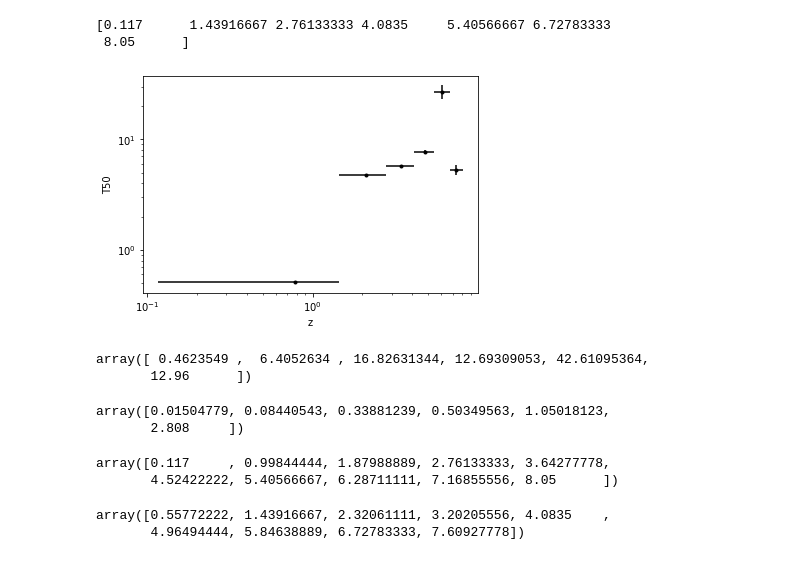
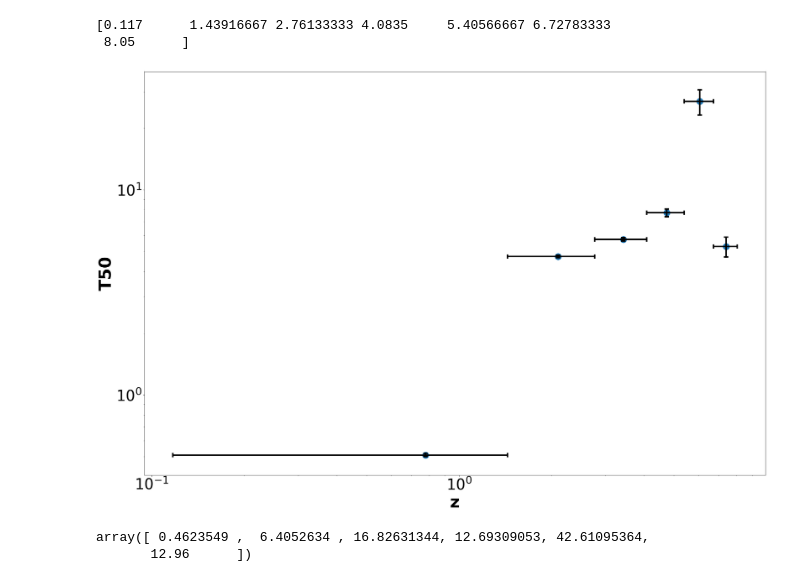
Before and after one commit to Amiteshh/GRB-Analysis, a Jupyter notebook: Weighted mean calcs.ipynb, the cells around one changed output. Saved outputs shown, nothing was run; the diff lists cells and outputs as text; code cells hidden in the pictures.

```diff
--- a/Weighted mean calcs.ipynb
+++ b/Weighted mean calcs.ipynb
@@ -0,0 +27,5 @@
+# %%
+data.drop(["GRB Name"],axis=1,inplace=True)
+data.drop(["Obs_ID"],axis=1,inplace=True)
+# %%
+data = data.astype(float)
@@ -1,11 +48,12 @@
 # %%
-# Code to create Maximum likelihood contour plots for A and B (theta_0 and theta_1)
+#Some Matplotlib settings
+from pylab import rcParams
+rcParams['figure.figsize'] = 30, 20
+plt.rc('axes', labelsize='45')
+plt.xticks(fontsize='40')
+plt.yticks(fontsize='40')
 
-import numpy as np
-from astropy.io import ascii
-from scipy.optimize import curve_fit
-from matplotlib.pylab import plt
-data=ascii.read('grb.txt')
+
 z=(data['z'])  # variable z is really 1+z
 t90=(data['T90_(s)'])
 t50=(data['T50_(s)'])
@@ -38,15 +86,16 @@ errwtmean50=np.sqrt(1.0/yerr50)
 
 print (errwtmean90,errwtmean50)
 
-plt.errorbar(x_mid,wtmean90,yerr=errwtmean90,xerr=xbin,fmt='.k')
+plt.errorbar(x_mid,wtmean90,yerr=errwtmean90,xerr=xbin,fmt='.k',elinewidth=4,capsize=6,capthick=4)
+plt.scatter(x_mid, wtmean90, s = 300)
 
-#Plotting weighted means for T90
+
 print (bin_edges)
 plt.yscale('log')
 plt.xscale('log')
-plt.xlabel('z')
-plt.ylabel('T90')
-plt.savefig('binnedgrb90.pdf')
+plt.xlabel('z',fontweight='bold')
+plt.ylabel('T90',fontweight='bold')
+plt.savefig('t90_WM.pdf')
 # %% [output]
 [0.01504779 0.08440543 0.33881239 0.50349563 1.05018123 2.808     ] [0.00986121 0.05562151 0.10396419 0.33117945 3.77862324 0.581     ]
 [0.117      1.43916667 2.76133333 4.0835     5.40566667 6.72783333
@@ -55,37 +104,30 @@ plt.savefig('binnedgrb90.pdf')
 # %%
 #Plotting weighted means for T50
+#Some Matplotlib settings
+from pylab import rcParams
+rcParams['figure.figsize'] = 30, 20
+plt.rc('axes', labelsize='45')
+plt.xticks(fontsize='40')
+plt.yticks(fontsize='40')
 
-plt.errorbar(x_mid,wtmean50,yerr=errwtmean50,xerr=xbin,fmt='.k')
+
+plt.errorbar(x_mid,wtmean50,yerr=errwtmean50,xerr=xbin,fmt='.k',elinewidth=4,capsize=6,capthick=4)
+plt.scatter(x_mid, wtmean50, s = 300)
 
 print (bin_edges)
 plt.yscale('log')
 plt.xscale('log')
-plt.xlabel('z')
-plt.ylabel('T50')
-plt.savefig('binnedgrb50.pdf')
+plt.xlabel('z',fontweight='bold')
+plt.ylabel('T50',fontweight='bold')
+plt.savefig('t50_WM.pdf')
 # %% [output]
 [0.117      1.43916667 2.76133333 4.0835     5.40566667 6.72783333
  8.05      ]
-[figure, old version]
+[figure, new version]
-# %%
-wtmean90
-# %% [output]
-array([ 0.4623549 ,  6.4052634 , 16.82631344, 12.69309053, 42.61095364,
-       12.96      ])
-# %%
-errwtmean90
-# %% [output]
-array([0.01504779, 0.08440543, 0.33881239, 0.50349563, 1.05018123,
-       2.808     ])
-# %%
-bin_edges
-# %% [output]
-array([0.117     , 0.99844444, 1.87988889, 2.76133333, 3.64277778,
-       4.52422222, 5.40566667, 6.28711111, 7.16855556, 8.05      ])
-# %%
-x_mid
-# %% [output]
-array([0.55772222, 1.43916667, 2.32061111, 3.20205556, 4.0835    ,
-       4.96494444, 5.84638889, 6.72783333, 7.60927778])
+# %%
+wtmean90,errwtmean90,wtmean50,errwtmean50,bin_edges,x_mid
+# %% [output]
+array([ 0.4623549 ,  6.4052634 , 16.82631344, 12.69309053, 42.61095364,
+       12.96      ])
 # %%
 
```
Also changed, not shown: parts of 6 cells of this notebook.
